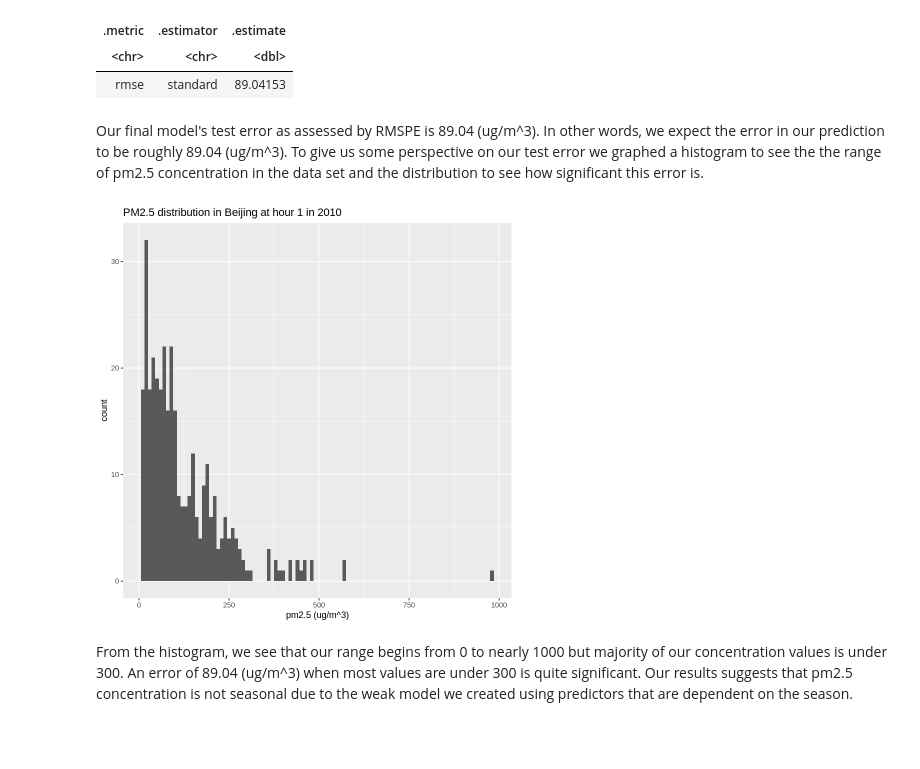
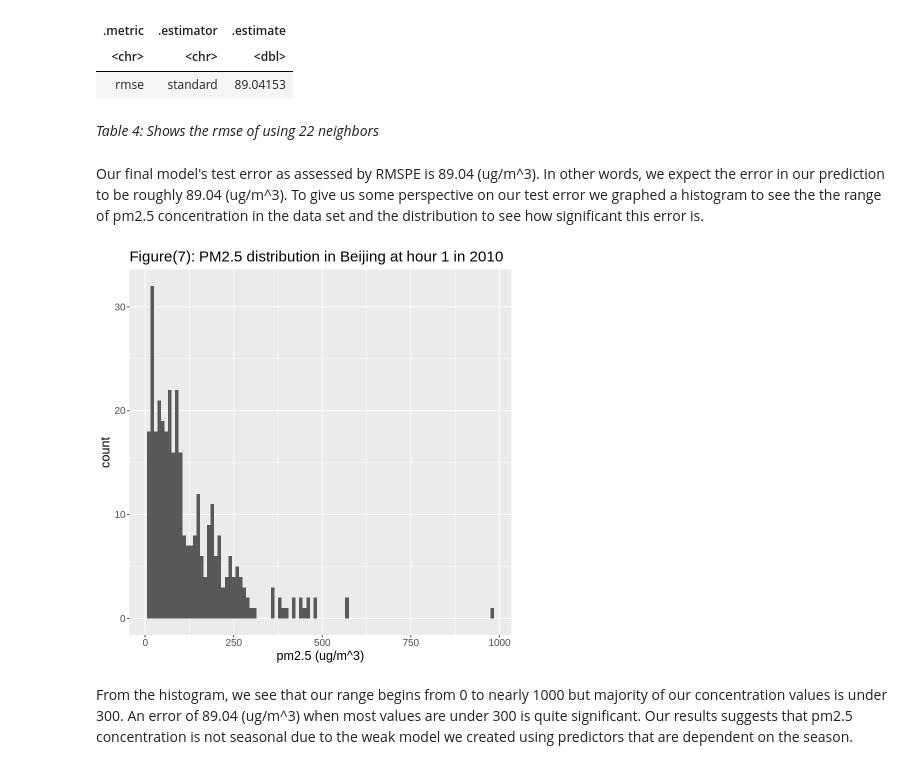
Before and after one commit to gbrwg/DSCI100-Group-Project, a Jupyter notebook: group_project_report.ipynb, the cells around one changed output. Saved outputs shown, nothing was run; the diff lists cells and outputs as text; code cells hidden in the pictures; blank space fills up the shorter version.

Commit message:
Add labels to tables and figures
add number and legend to tables and figures

```diff
--- a/group_project_report.ipynb
+++ b/group_project_report.ipynb
@@ -254,17 +262,20 @@ A tibble: 1 × 3
 | .metric | .estimator | .estimate |
 | <chr> | <chr> | <dbl> |
 | rmse | standard | 89.04153 |
+# %% [markdown]
+*Table 4: Shows the rmse of using 22 neighbors*
 # %% [markdown]
 Our final model's test error as assessed by RMSPE is 89.04 (ug/m^3). In other words, we expect the error in our prediction to be roughly 89.04 (ug/m^3). To give us some perspective on our test error we graphed a histogram to see the the range of pm2.5 concentration in the data set and the distribution to see how significant this error is.
 # %%
 options(repr.plot.width = 7, repr.plot.height = 7)
 pm2.5_dist <- ggplot(pm2.5_data, aes(x = pm2.5)) +
             geom_histogram(binwidth = 10)+
-            labs(x = "pm2.5 (ug/m^3)", title = "PM2.5 distribution in Beijing at hour 1 in 2010")
+            labs(x = "pm2.5 (ug/m^3)", title = "Figure(7): PM2.5 distribution in Beijing at hour 1 in 2010") +
+            theme(text = element_text(size=15))
 
 pm2.5_dist
 # %% [output]
-[figure, old version]
+[figure, new version]
 # %% [markdown]
 From the histogram, we see that our range begins from 0 to nearly 1000 but majority of our concentration values is under 300. An error of 89.04 (ug/m^3) when most values are under 300 is quite significant. Our results suggests that pm2.5 concentration is not seasonal due to the weak model we created using predictors that are dependent on the season.
 # %% [markdown]
```
Also changed, not shown: parts of 10 cells of this notebook.
